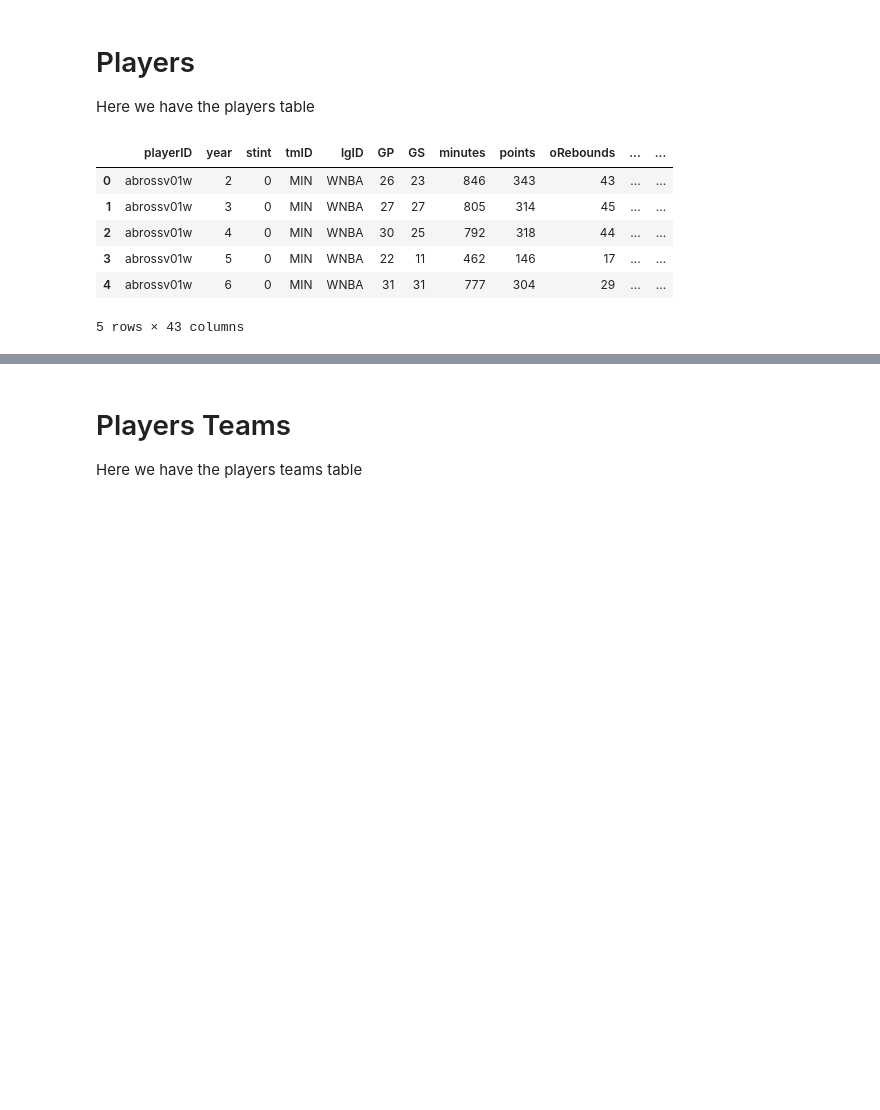
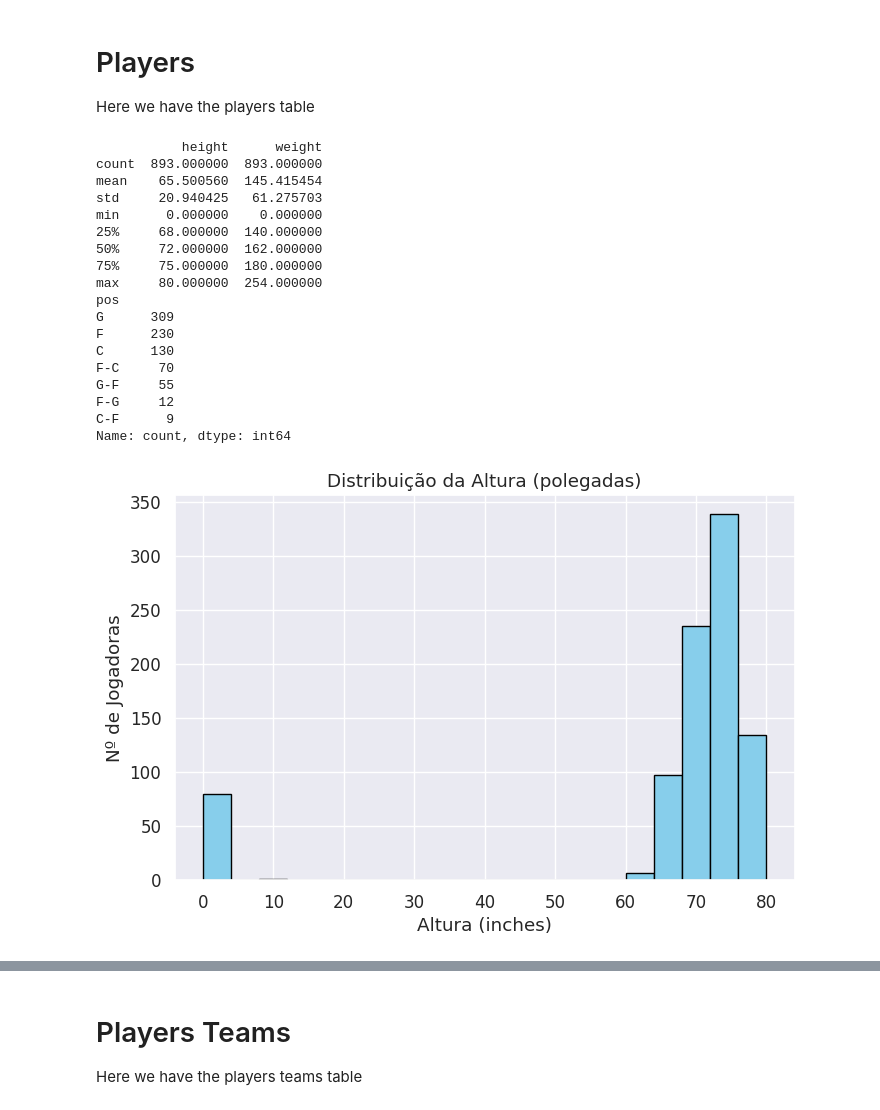
Before and after one commit to torradoov/Data_Mining-WNBA, a Jupyter notebook: notebook.ipynb, the cells around one changed output, grey strips where cells are left out. Drawn from its saved outputs; the diff is of its cells as text; code cells hidden in the pictures; blank space fills up the shorter version.

```diff
--- a/notebook.ipynb
+++ b/notebook.ipynb
@@ -6,7 +6,7 @@ import numpy as np
 import matplotlib.pyplot as plt
 import seaborn as sb
 # %%
-players_df = pd.read_csv("data/players_teams.csv")
+players_df = pd.read_csv("data/players.csv")
 players_teams_df = pd.read_csv("data/players_teams.csv")
 teams_df = pd.read_csv("data/teams.csv")
 teams_post_df = pd.read_csv("data/teams_post.csv")
@@ -18,12 +18,58 @@ awards_df = pd.read_csv("data/awards_players.csv")
 
 Here we have the players table
 # %%
-players_df.head()
+#Linha -> lista de jogadores com dados biográficos e fisicos
+
+print(players_df[['height','weight']].describe())
+print(players_df['pos'].value_counts()) #Jogadores por posição (C, F, G)
+
+plt.figure(figsize=(8,5))
+players_df['height'].hist(bins=20, color="skyblue", edgecolor="black")
+plt.title("Distribuição da Altura (polegadas)")
+plt.xlabel("Altura (inches)")
+plt.ylabel("Nº de Jogadoras")
+plt.show()
+
+plt.figure(figsize=(8,5))
+players_df['weight'].hist(bins=20, color="salmon", edgecolor="black")
+plt.title("Distribuição do Peso (lbs)")
+plt.xlabel("Peso (libras)")
+plt.ylabel("Nº de Jogadoras")
+plt.show()
+
+sns.countplot(data=players_df, x="pos", order=players_df['pos'].value_counts().index)
+plt.title("Distribuição de Posições")
+plt.xlabel("Posição")
+plt.ylabel("Número de Jogadoras")
+plt.show()
+
+#ALTURA E PESO POR POSIÇÃO
+plt.figure(figsize=(8,5))
+sns.boxplot(data=players_df, x="pos", y="height")
+plt.title("Altura por Posição")
+plt.show()
+
+plt.figure(figsize=(8,5))
+sns.boxplot(data=players_df, x="pos", y="weight")
+plt.title("Peso por Posição")
+plt.show()
 # %% [output]
-|  | playerID | year | stint | tmID | lgID | GP | GS | minutes | points | oRebounds | ... | ... |
-| 0 | abrossv01w | 2 | 0 | MIN | WNBA | 26 | 23 | 846 | 343 | 43 | ... | ... |
-| 1 | abrossv01w | 3 | 0 | MIN | WNBA | 27 | 27 | 805 | 314 | 45 | ... | ... |
-| 2 | abrossv01w | 4 | 0 | MIN | WNBA | 30 | 25 | 792 | 318 | 44 | ... | ... |
-| 3 | abrossv01w | 5 | 0 | MIN | WNBA | 22 | 11 | 462 | 146 | 17 | ... | ... |
-| 4 | abrossv01w | 6 | 0 | MIN | WNBA | 31 | 31 | 777 | 304 | 29 | ... | ... |
-5 rows × 43 columns
+           height      weight
+count  893.000000  893.000000
+mean    65.500560  145.415454
+std     20.940425   61.275703
+min      0.000000    0.000000
+25%     68.000000  140.000000
+50%     72.000000  162.000000
+75%     75.000000  180.000000
+max     80.000000  254.000000
+pos
+G      309
+F      230
+C      130
+F-C     70
+G-F     55
+F-G     12
+C-F      9
+Name: count, dtype: int64
+[figure, added]
```
Also changed, not shown: parts of 3 cells of this notebook, 1 other file.
